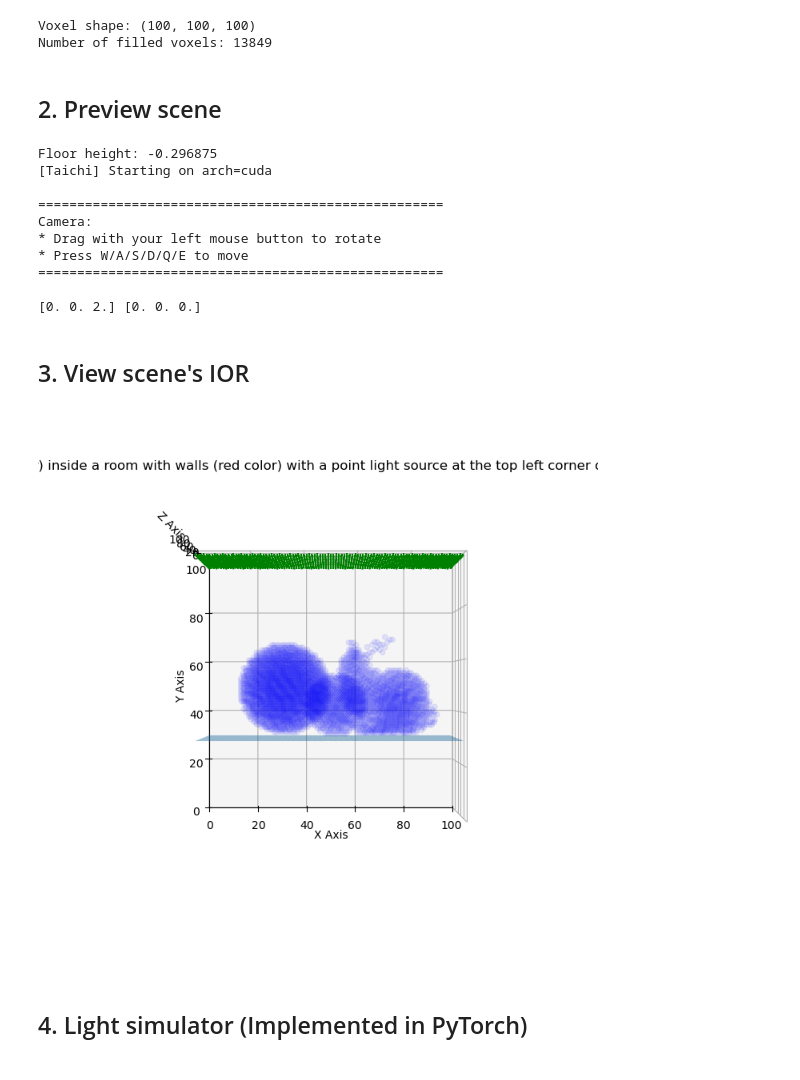
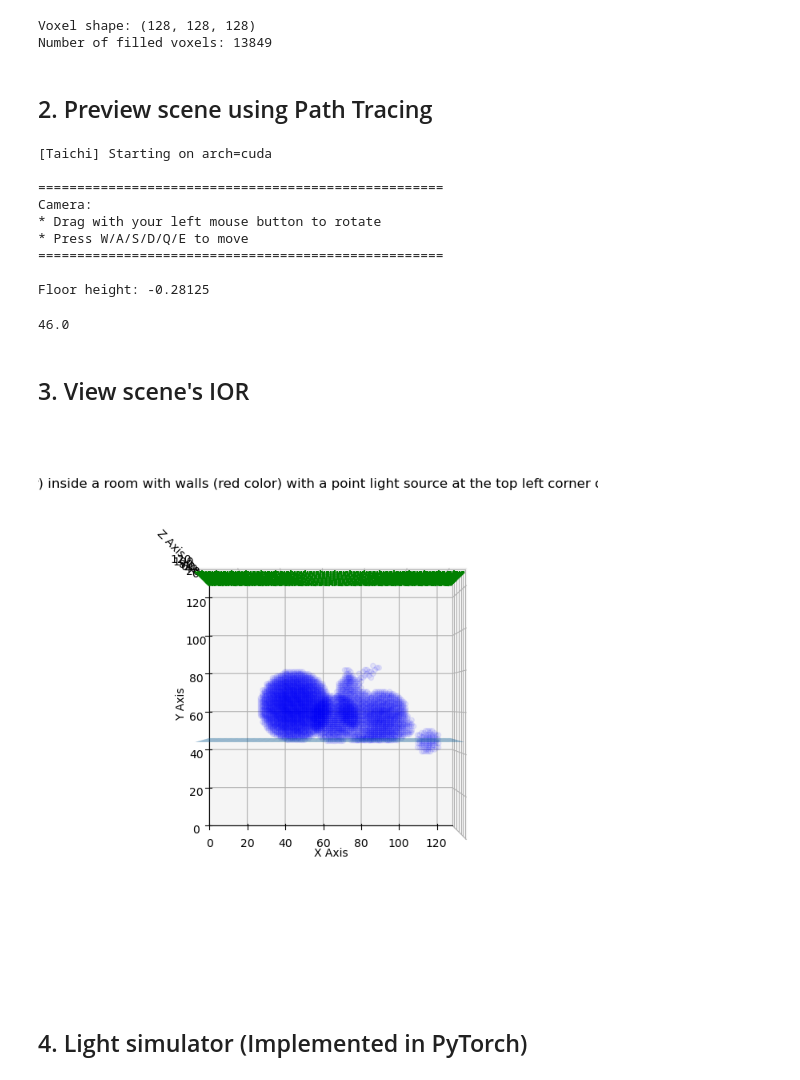
Before and after one commit to swirling-wind/Eikonal-Voxel-Rendering, a Jupyter notebook: main.ipynb, the cells around one changed output. Cells and saved outputs as stored; diff of their text form; code cells hidden in the pictures.

```diff
--- a/main.ipynb
+++ b/main.ipynb
@@ -30,5 +28,5 @@ Jupyter environment detected. Enabling Open3D WebVisualizer.
 # %%
-NUM_X, NUM_Y, NUM_Z = 100, 100, 100
+NUM_X, NUM_Y, NUM_Z = 128, 128, 128
 GLASS_IOR = 1.5
 
 def load_and_voxelize_mesh(file_path: str, voxel_size=0.005, num_x=NUM_X, num_y=NUM_Y, num_z=NUM_Z) -> np.ndarray:
@@ -61,13 +59,14 @@ file_path = './assets/bun_zipper_res4.ply'
 voxel_size = 0.004
 bunny_voxels = load_and_voxelize_mesh(file_path, voxel_size)
 # %% [output]
-Voxel shape: (100, 100, 100)
+Voxel shape: (128, 128, 128)
 Number of filled voxels: 13849
 # %% [markdown]
-## 2. Preview scene
+## 2. Preview scene using Path Tracing
 # %%
 @ti.func
-def add_ball(r: ti.i32, pad: ti.i32, origin: tm.vec3, color: tm.vec3, mat: ti.i8):
+def add_ball(r: ti.i32, origin: tm.vec3, color: tm.vec3, mat: ti.i8):
+    pad = 1
     for i, j, k in ti.ndrange((-r-pad, r+pad), (-r-pad, r+pad), (-r-pad, r+pad)):
         xyz = ivec3(i, j, k)
         if xyz.dot(xyz) < r**2:
@@ -87,22 +86,20 @@ def origin_y(largest: int, r: int):
 # Material LIGHT = 2
 @ti.kernel
 def initialize_voxels():
-    add_ball(largest_r, 1, vec3(-18, origin_y(largest_r, largest_r), 0), RED, 1)
-    add_ball(medium_r, 1, vec3(2, origin_y(largest_r, medium_r), 30), BLUE, 1)
-    # add_ball(small_r, 1, vec3(17, origin_y(largest_r, small_r), -7), WHITE, 1)
+    add_ball(LARGE_R, vec3(-18, origin_y(LARGE_R, LARGE_R), 0), RED, 1)
+    add_ball(MEDIUM_R, vec3(2, origin_y(LARGE_R, MEDIUM_R), 30), BLUE, 1)
+    # add_ball(SMALL_R, vec3(47, -18, 37), WHITE, 1)
     add_bunny(vec3(3, -18, -6), WHITE, 1)
 
 def floor_h(largest: int):
-    return -1 / 64 * (largest + 1)  #  +1 to make balls float a bit above the floor
+    return -1 / 64 * (largest)  #  could +1 to make balls float a bit above the floor
 
-largest_r = 18
-medium_r = 12
-small_r = 6
-floor_height = floor_h(largest_r)
-print("Floor height:", floor_height)
+LARGE_R, MEDIUM_R, SMALL_R = 18, 12, 6
+
 BLACK, WHITE, YELLOW, PINK = vec3(0, 0, 0), vec3(1, 1, 1), vec3(1,1,0), vec3(1,0.5,0.8)
-RED, BLUE, PURPLE = vec3(0.9, 0, 0.1), vec3(0, 0.5, 1), vec3(0.2, 0.2, 0.6)
+RED, BLUE, PURPLE, AZURE = vec3(0.9, 0, 0.1), vec3(0, 0.5, 1), vec3(0.2, 0.2, 0.6), vec3(0.4, 0.7, 1)
 
+torch.cuda.empty_cache()
 scene = Scene(exposure=1)
 
 bunny_field = ti.field(dtype=ti.u8, shape=(NUM_X, NUM_Y, NUM_Z))
@@ -110,11 +107,13 @@ bunny_field.from_numpy(bunny_voxels)
 
 scene.set_directional_light((0, 1, 0), 0.2, (1, 1, 1))
 scene.set_background_color((1, 1, 1))
-scene.set_floor(height=floor_height, color=(1, 1, 1))
+
+FLOOR_HEIGHT = floor_h(LARGE_R)
+print("Floor height:", FLOOR_HEIGHT)
+scene.set_floor(height=FLOOR_HEIGHT, color=AZURE)
 initialize_voxels()
 scene.finish()
 # %% [output]
-Floor height: -0.296875
 [Taichi] Starting on arch=cuda
 
 ====================================================
@@ -123,7 +122,11 @@ Camera:
 * Press W/A/S/D/Q/E to move
 ====================================================
 
-[0. 0. 2.] [0. 0. 0.]
+Floor height: -0.28125
+# %%
+(1 + FLOOR_HEIGHT) * NUM_Y / 2
+# %% [output]
+46.0
 # %% [markdown]
 ## 3. View scene's IOR
 # %%
@@ -131,6 +134,13 @@ scene_ior = scene.get_ior_grid().to_torch().to(device)
 assert isinstance(scene_ior, torch.Tensor) and scene_ior.shape == (NUM_X, NUM_Y, NUM_Z), "The scene IOR should be a torch tensor of shape (NUM_X, NUM_Y, NUM_Z)"
 initial_wavefront_pos = torch.tensor([(x, NUM_Y-1, z) for x in range(NUM_X) for z in range(NUM_Z)], device=device)
 initial_wavefront_dir = torch.tensor([(0, -1, 0) for _ in range(NUM_X * NUM_Z)], device=device)
+
+
+def plot_floor() -> tuple[np.ndarray, np.ndarray, np.ndarray]:
+    xx, zz = np.meshgrid(np.arange(NUM_X), np.arange(NUM_Z))
+    yy = np.ones_like(xx) * (1+FLOOR_HEIGHT) * NUM_Y/2
+    return xx, yy, zz
+
 
 def show_ior_field(ior_field: torch.Tensor, initial_wavefront_positions: torch.Tensor, initial_wavefront_directions: torch.Tensor):
     plt.close("all") # clear previous plot
@@ -140,36 +150,35 @@ def show_ior_field(ior_field: torch.Tensor, initial_wavefront_positions: torch.T
     ax.set_box_aspect([1,1,1])
     ax.set_xlim(0, NUM_X)
     ax.set_ylim(0, NUM_Y)
     ax.set_zlim(0, NUM_Z)
     initial_pos_np = initial_wavefront_positions.cpu().numpy()
     initial_dir_np = initial_wavefront_directions.cpu().numpy()
 
     # Initial wavefront positions
     subsample_indices = np.arange(0, len(initial_pos_np), 7)
     ax.quiver(initial_pos_np[subsample_indices, 0], initial_pos_np[subsample_indices, 1], initial_pos_np[subsample_indices, 2],
                 initial_dir_np[subsample_indices, 0], initial_dir_np[subsample_indices, 1], initial_dir_np[subsample_indices, 2],
                 color='green', length=1)
 
 
     # Regular sampling for the sphere
     x_points_sphere, y_points_sphere, z_points_sphere = torch.where(ior_field.cpu() == GLASS_IOR)
     subsample_step_sphere = max(1, len(x_points_sphere) // 4000)  # Adjust the number to control the number of points
     subsample_indices_sphere = np.arange(0, len(x_points_sphere), subsample_step_sphere)
     ax.scatter(x_points_sphere[subsample_indices_sphere], y_points_sphere[subsample_indices_sphere], z_points_sphere[subsample_indices_sphere], color='blue', alpha=0.08)
     ax.set_title("Glass Sphere (blue color) inside a room with walls (red color) with a point light source at the top left corner of the room (green arrows)")
     ax.set_xlabel('X Axis')
     ax.set_ylabel('Y Axis')
     ax.set_zlabel('Z Axis')
     ax.view_init(elev=90, azim=-90)
 
-    xx, zz = np.meshgrid(np.arange(NUM_X), np.arange(NUM_Z))
-    yy = np.ones_like(xx) * (-floor_height) * NUM_Y
+    xx, yy, zz = plot_floor()
     ax.plot_surface(xx, yy, zz, alpha=0.5)
     plt.show()
 
 show_ior_field(scene_ior, initial_wavefront_pos, initial_wavefront_dir)
 # %% [output]
-[figure, old version]
+[figure, new version]
 # %% [markdown]
 ## 4. Light simulator (Implemented in PyTorch)
 # %%
```
Also changed, not shown: parts of 11 cells of this notebook, 2 other files.
